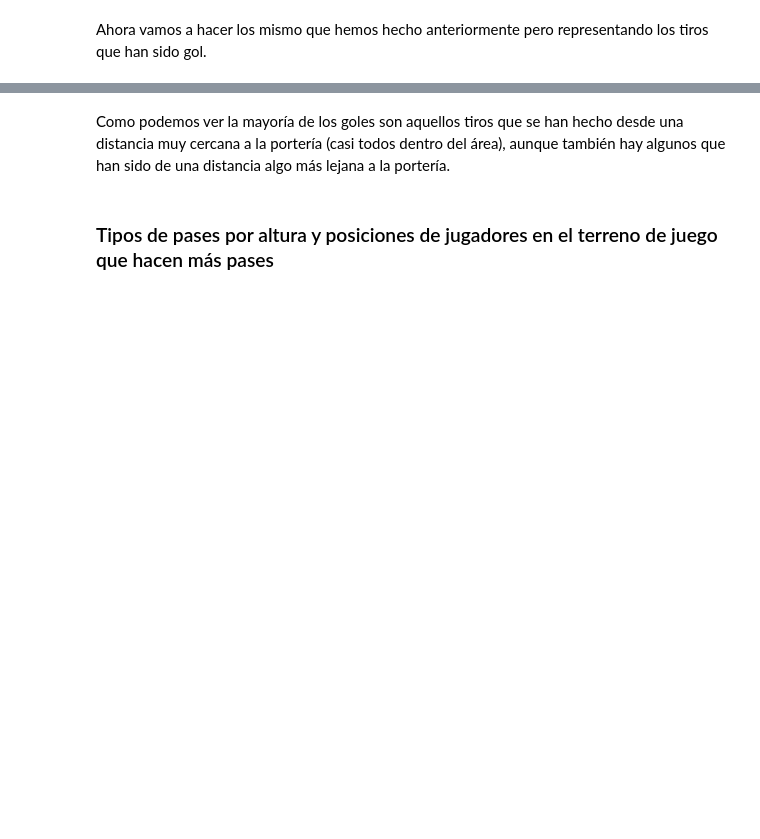
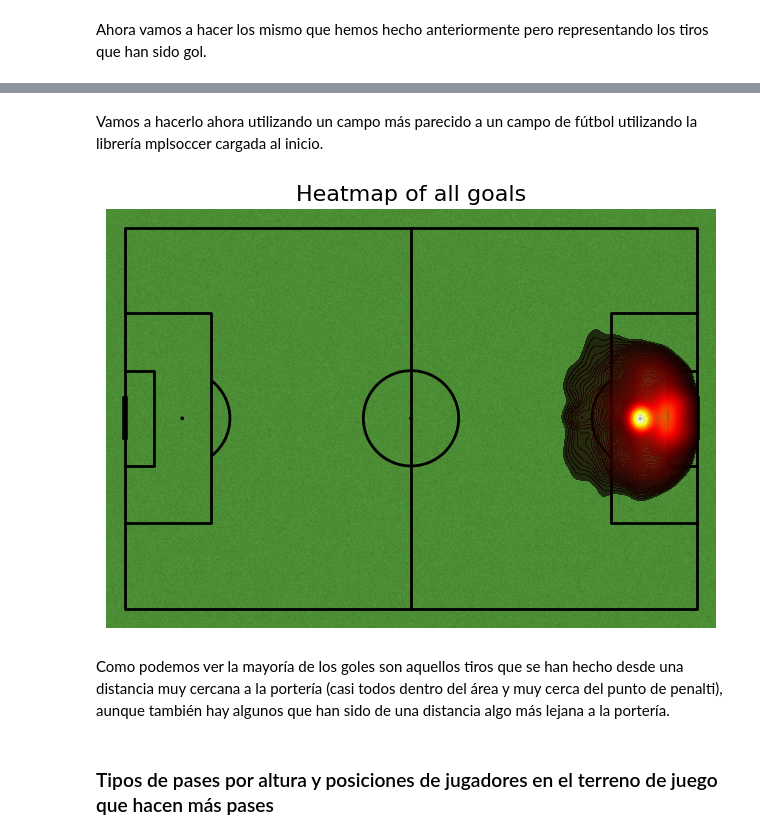
Before and after one commit to Jaime-Linares/EDA-FootySage, a Jupyter notebook: EDA(FootySage).ipynb, the cells around one changed output, grey strips where cells are left out. Drawn from its saved outputs; the diff is of its cells as text; code cells hidden in the pictures; blank space fills up the shorter version.

```diff
--- a/EDA(FootySage).ipynb
+++ b/EDA(FootySage).ipynb
@@ -462,5 +475,18 @@ plt.show()
+# %% [markdown]
+Vamos a hacerlo ahora utilizando un campo más parecido a un campo de fútbol utilizando la librería mplsoccer cargada al inicio.
+# %%
+pitch = Pitch(pitch_type='statsbomb', line_color='black', pitch_color='grass')
+fig, ax = pitch.draw()
+
+# dibujar el mapa de calor de los goles
+pitch.kdeplot(goles_posicion_df['x'], goles_posicion_df['y'], ax=ax, shade=True, levels=100, cmap='hot', alpha=0.7)
+
+plt.title(f"Heatmap of all goals", fontsize=16)
+plt.show()
+# %% [output]
+[figure, added]
 # %% [markdown]
-Como podemos ver la mayoría de los goles son aquellos tiros que se han hecho desde una distancia muy cercana a la portería (casi todos dentro del área), aunque también hay algunos que han sido de una distancia algo más lejana a la portería.
+Como podemos ver la mayoría de los goles son aquellos tiros que se han hecho desde una distancia muy cercana a la portería (casi todos dentro del área y muy cerca del punto de penalti), aunque también hay algunos que han sido de una distancia algo más lejana a la portería.
 # %% [markdown]
 ### Tipos de pases por altura y posiciones de jugadores en el terreno de juego que hacen más pases
 # %% [markdown]
```
Also changed, not shown: parts of 6 cells of this notebook.
